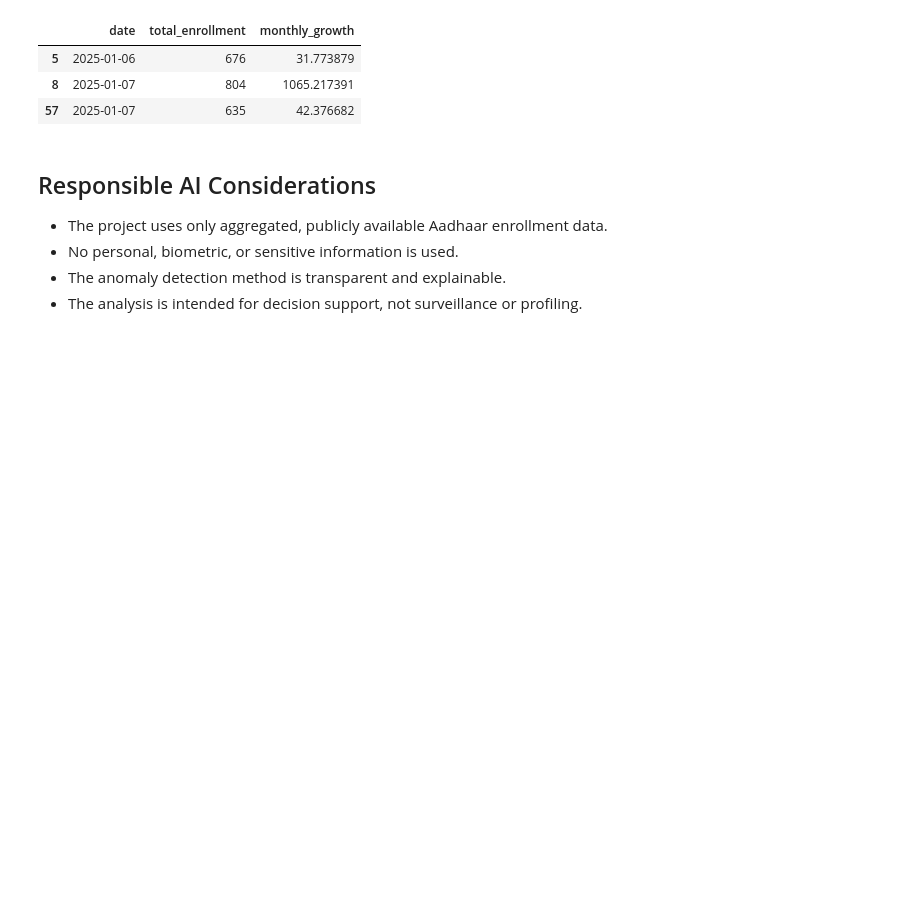
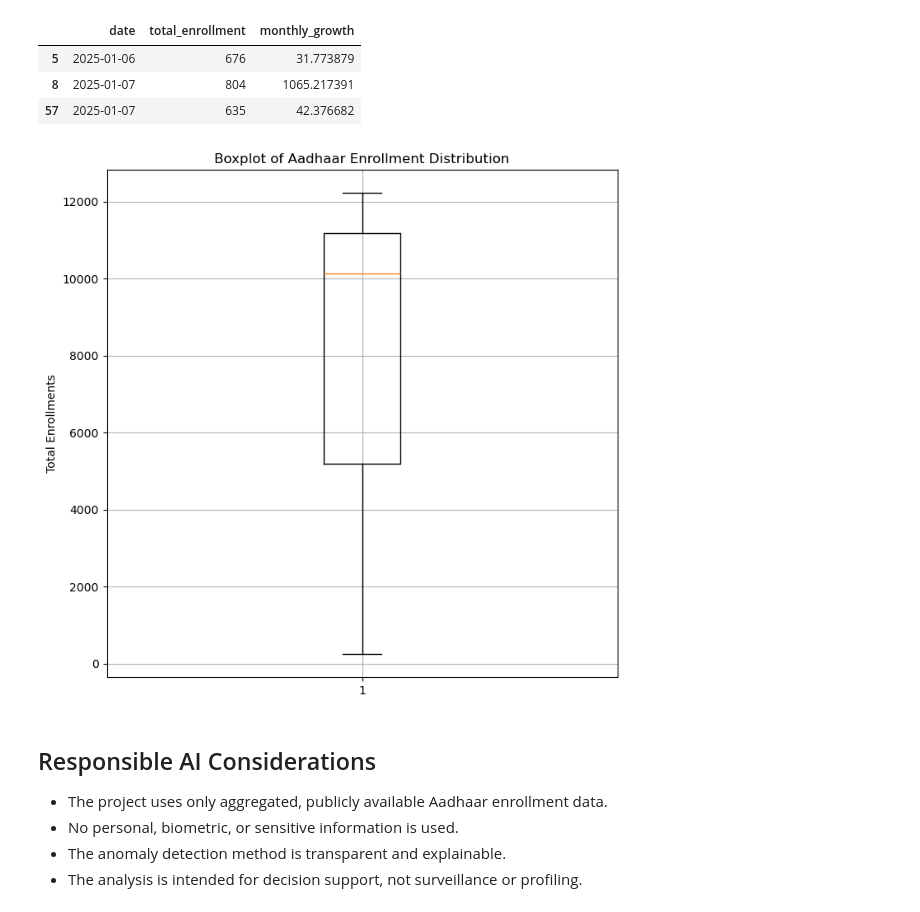
Before and after one commit to VinodhKumar-G/Aadhar-Enrollment-Anomaly-Detection, a Jupyter notebook: Notebook/Analysis.ipynb, the cells around one changed output. Cells and saved outputs as stored; diff of their text form; code cells hidden in the pictures; blank space fills up the shorter version.

Commit message:
Added boxplot visualization for enrollment outlier detection

```diff
--- a/Notebook/Analysis.ipynb
+++ b/Notebook/Analysis.ipynb
@@ -141,6 +141,16 @@ df[df['anomaly']][['date', 'total_enrollment', 'monthly_growth']]
 | 5 | 2025-01-06 | 676 | 31.773879 |
 | 8 | 2025-01-07 | 804 | 1065.217391 |
 | 57 | 2025-01-07 | 635 | 42.376682 |
+# %%
+plt.figure(figsize=(8,8))
+plt.boxplot(monthly_df['total_enrollment'])
+plt.title("Boxplot of Aadhaar Enrollment Distribution")
+plt.ylabel("Total Enrollments")
+plt.grid(True)
+plt.savefig("../Visuals/boxplot.png", bbox_inches="tight")
+plt.show()
+# %% [output]
+[figure, added]
 # %% [markdown]
 ## Responsible AI Considerations
 
```
Also changed, not shown: parts of 3 cells of this notebook, 1 other file.
